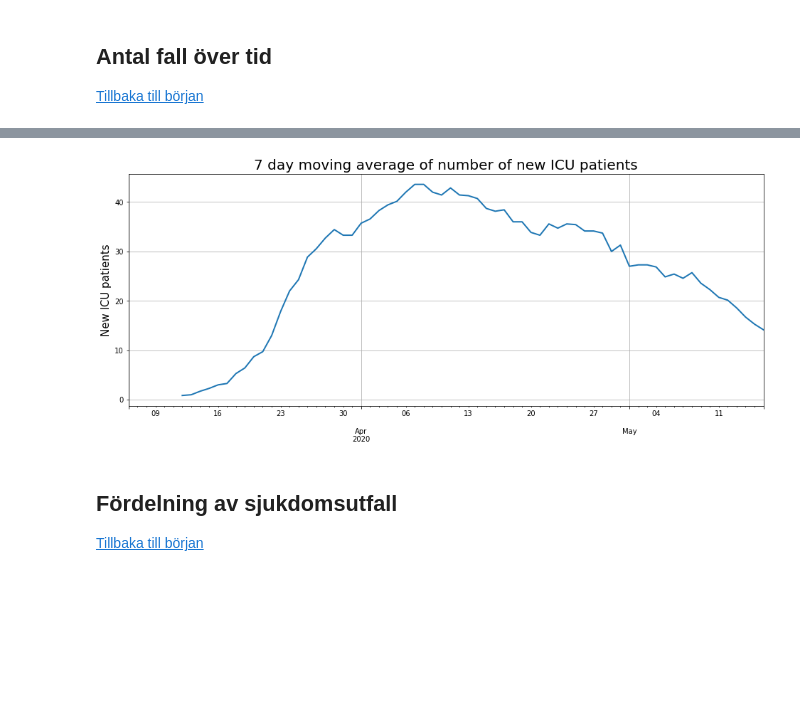
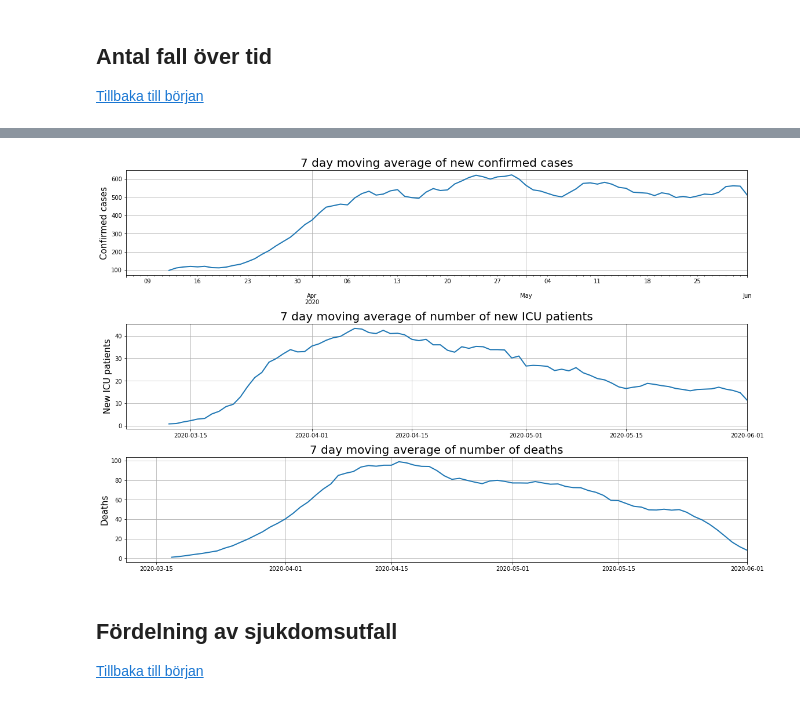
Before and after one commit to Frallmeister/covid19, a Jupyter notebook: corona_notebook.ipynb, the cells around one changed output, grey strips where cells are left out. Saved outputs shown, nothing was run; the diff lists cells and outputs as text; code cells hidden in the pictures; blank space fills up the shorter version.

Commit message:
Add ICU and death timeseries

```diff
--- a/corona_notebook.ipynb
+++ b/corona_notebook.ipynb
@@ -109,30 +109,47 @@ for region, ax in zip(sorted_regions, axes):
 # %%
 p = "Sweden_statistics/old_FHM_statistics"
 files = os.listdir(p)
 
 # Find the latest statistic
 date_pattern = re.compile("_(\d{8})")
 latest_file = None
 latest_date = datetime.date(2000,1,1)
 datetime.datetime.strptime('20200510', '%Y%m%d').date()
 for file in files:
     date = date_pattern.search(file)
     if date:
         date = datetime.datetime.strptime(date.group(1), '%Y%m%d').date()
         if date > latest_date:
             latest_file = file
             latest_date = date
 
-df_icu = pd.read_excel(p + '/' + latest_file, sheet_name=2, index_col=0)
-fig, ax = plt.subplots(1,1, figsize=(16,6))
+last_stat_file = p + '/' + latest_file
+
+df_icu = pd.read_excel(last_stat_file, sheet_name=2, index_col=0)
+df_icu.index = [d.date() for d in df_icu.index]
+
+df_corona_deaths = pd.read_excel(last_stat_file, sheet_name=1, skipfooter=1, index_col=0)
+df_corona_deaths.index = [d.date() for d in df_corona_deaths.index]
+
+fig, (ax1, ax2, ax3) = plt.subplots(3,1, constrained_layout=True, figsize=(16,10))
 roll_val = 7
-df_icu.rolling(roll_val).mean().plot(grid=True, legend=False, ax=ax, lw=2)
 
-ax.set_title(f'{roll_val} day moving average of number of new ICU patients', fontsize=20)
-ax.set_ylabel('New ICU patients', fontsize=15)
-ax.set_xlabel('');
+dfi.iloc[31:,:].rolling(roll_val).mean().plot(y='Totalt_antal_fall', grid=True, legend=False, ax=ax1, lw=2)
+ax1.set_title(f'{roll_val} day moving average of new confirmed cases', fontsize=20)
+ax1.set_ylabel('Confirmed cases', fontsize=15)
+ax1.set_xlabel('');
+
+df_icu.rolling(roll_val).mean().plot(grid=True, legend=False, ax=ax2, lw=2)
+ax2.set_title(f'{roll_val} day moving average of number of new ICU patients', fontsize=20)
+ax2.set_ylabel('New ICU patients', fontsize=15)
+ax2.set_xlabel('');
+
+df_corona_deaths.rolling(roll_val).mean().plot(grid=True, legend=False, ax=ax3, lw=2)
+ax3.set_title(f'{roll_val} day moving average of number of deaths', fontsize=20)
+ax3.set_ylabel('Deaths', fontsize=15)
+ax3.set_xlabel('');
 # %% [output]
-[figure, old version]
+[figure, new version]
 # %% [markdown]
 <a id='sjukdomsutfall'></a>
 ## Fördelning av sjukdomsutfall
```
Also changed, not shown: parts of 10 cells of this notebook.
